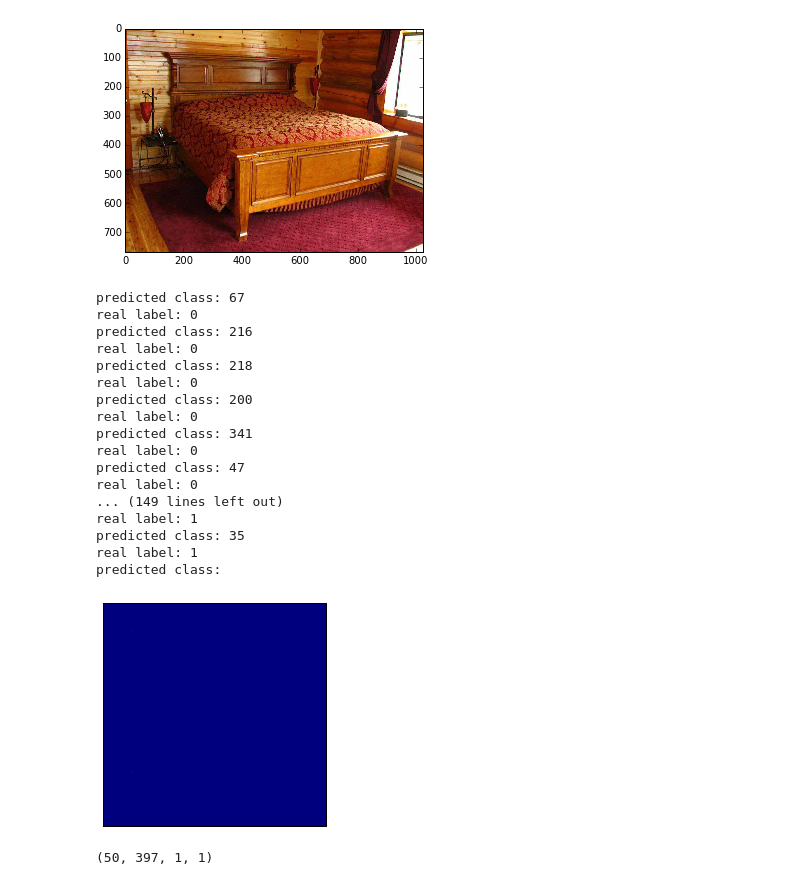
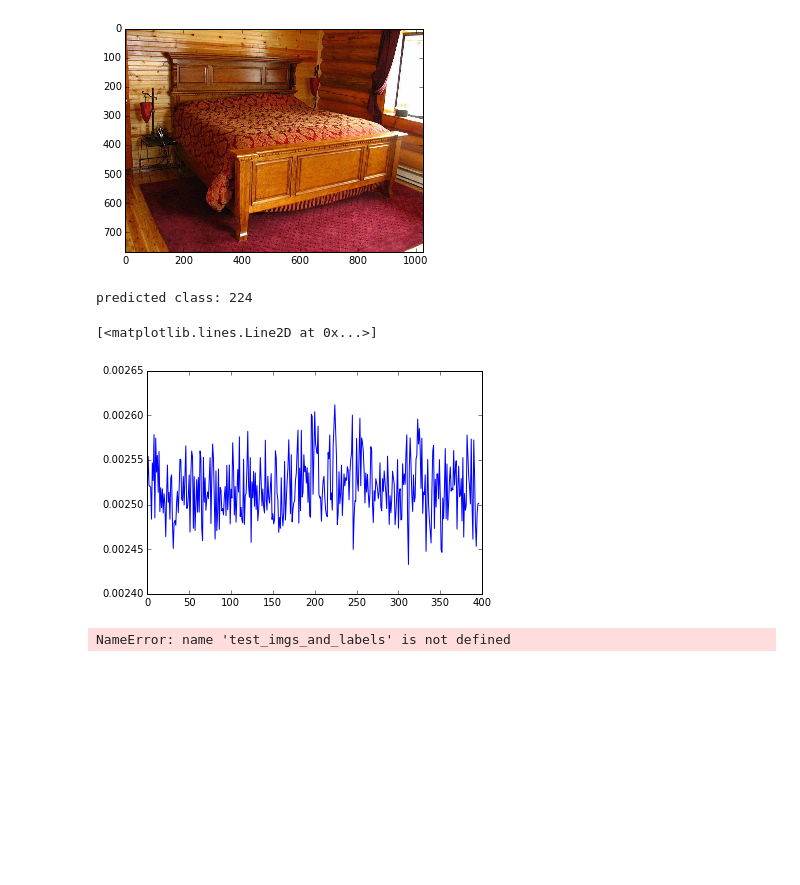
Before and after one commit to mprat/caffe, a Jupyter notebook: sun_play/testbed.ipynb, the cells around one changed output. Drawn from its saved outputs; the diff is of its cells as text; code cells hidden in the pictures; blank space fills up the shorter version.

```diff
--- a/sun_play/testbed.ipynb
+++ b/sun_play/testbed.ipynb
@@ -7,11 +7,12 @@ import numpy as np
 import matplotlib.pyplot as plt
 %matplotlib inline
 # %%
-MODEL_FILE = '../models/logisticregression_deploy.prototxt'
+MODEL_FILE = '../models/logisticregression_test.prototxt'
 PRETRAINED = 'sunsnapshottest_10000_total_iter_10000.caffemodel'
 SINGLE_IMAGE_FILE = '/Users/mprat/Documents/SUN/images/b/bedroom/sun_adjbepzubrcejbye.jpg'
+# %%
+net = caffe.Net(MODEL_FILE, PRETRAINED)
 # %%
-net = caffe.Classifier(MODEL_FILE, PRETRAINED,image_dims=(227,227))
 net.set_phase_test()
 net.set_mode_cpu()
 # %%
@@ -32,40 +33,21 @@ plt.imshow(input_image)
 # %% [output]
 <matplotlib.image.AxesImage at 0x...>
 [figure]
+# %%
+prediction = net.predict([input_image])
+predicted_class = prediction[0].argmax()
+print "predicted class:", predicted_class
+plt.plot(prediction[0])
+# %% [output]
+predicted class: 224
+[<matplotlib.lines.Line2D at 0x...>]
+[figure, added]
 # %%
-confusion_matrix = np.zeros((397, 397))
-for (file_path, label) in test_imgs_and_labels:
-    input_image = caffe.io.load_image(file_path)
-    prediction = net.predict([input_image])  # predict takes any number of images, and formats them for the Caffe net automatically
+input_image = caffe.io.load_image(file_path)
+prediction = net.predict([input_image])  # predict takes any number of images, and formats them for the Caffe net automatically
 #     print 'prediction shape:', prediction[0].shape
-#     plt.plot(prediction[0])
-    predicted_class = prediction[0].argmax()
-    print 'predicted class:', predicted_class
-    print 'real label:', label
-    confusion_matrix[predicted_class][label] += 1
-print confusion_matrix
+plt.plot(prediction[0])
+predicted_class = prediction[0].argmax()
+print 'predicted class:', predicted_class
 # %% [output]
-predicted class: 67
-real label: 0
-predicted class: 216
-real label: 0
-predicted class: 218
-real label: 0
-predicted class: 200
-real label: 0
-predicted class: 341
-real label: 0
-predicted class: 47
-real label: 0
-... (149 lines left out)
-real label: 1
-predicted class: 35
-real label: 1
-predicted class:
+NameError: name 'test_imgs_and_labels' is not defined
-# %%
-plt.imshow(confusion_matrix, interpolation='nearest')
-plt.xticks([])
-plt.yticks([])
-plt.show()
-# %% [output]
-[figure, removed]
@@ -74,4 +53,0 @@ out = net.forward()
-# %%
-out['loss'].shape
-# %% [output]
-(50, 397, 1, 1)
```
Also changed, not shown: parts of 13 cells of this notebook.
